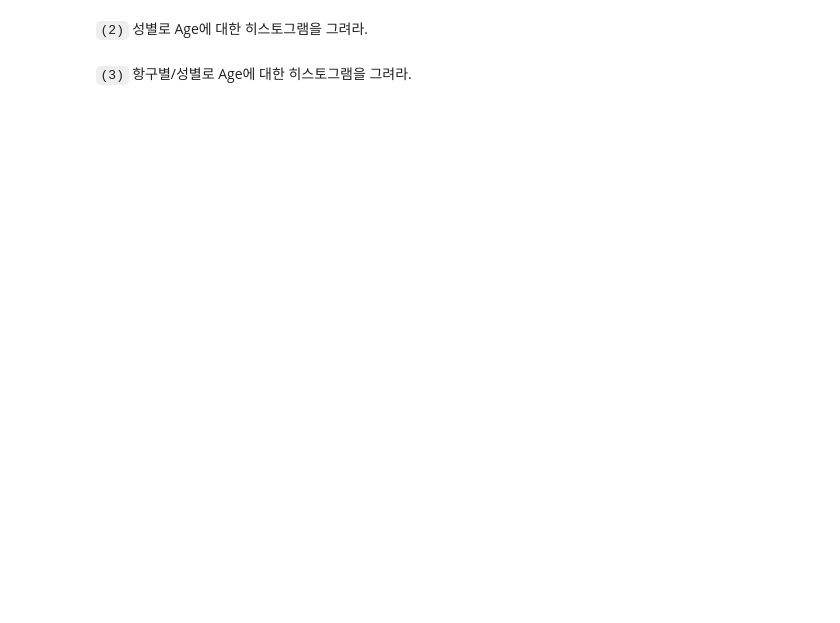
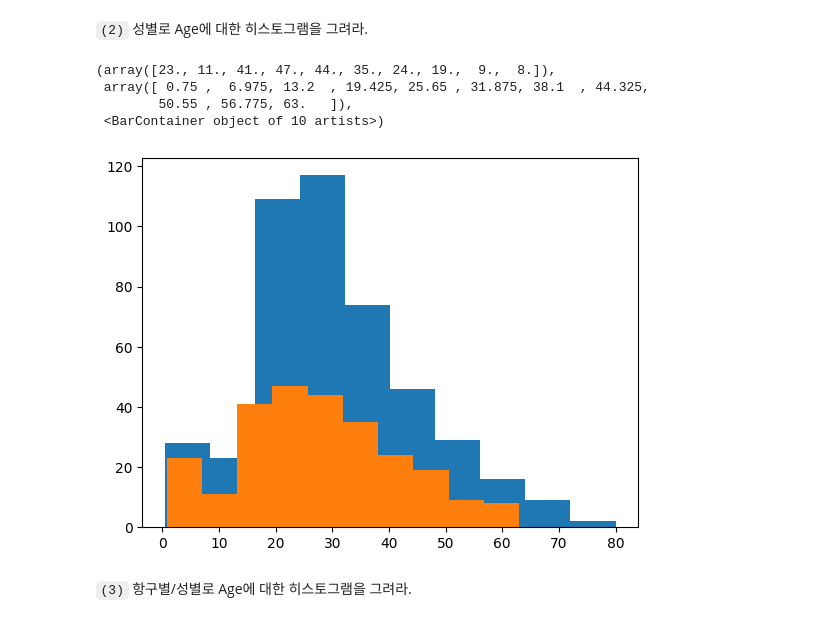
Before and after one commit to guebin/IAB2025-Play, a Jupyter notebook: content/11wk-2.ipynb, the cells around one changed output. Drawn from its saved outputs; the diff is of its cells as text; code cells hidden in the pictures; blank space fills up the shorter version.

```diff
--- a/content/11wk-2.ipynb
+++ b/content/11wk-2.ipynb
@@ -71,4 +183,13 @@ df
 # %% [markdown]
 `(2)` 성별로 Age에 대한 히스토그램을 그려라.
+# %%
+plt.hist(df[df.Sex == "male"].Age)
+plt.hist(df[df.Sex == "female"].Age)
+# %% [output]
+(array([23., 11., 41., 47., 44., 35., 24., 19.,  9.,  8.]),
+ array([ 0.75 ,  6.975, 13.2  , 19.425, 25.65 , 31.875, 38.1  , 44.325,
+        50.55 , 56.775, 63.   ]),
+ <BarContainer object of 10 artists>)
+[figure, added]
 # %% [markdown]
 `(3)` 항구별/성별로 Age에 대한 히스토그램을 그려라.
```
Also changed, not shown: parts of 31 cells of this notebook.
